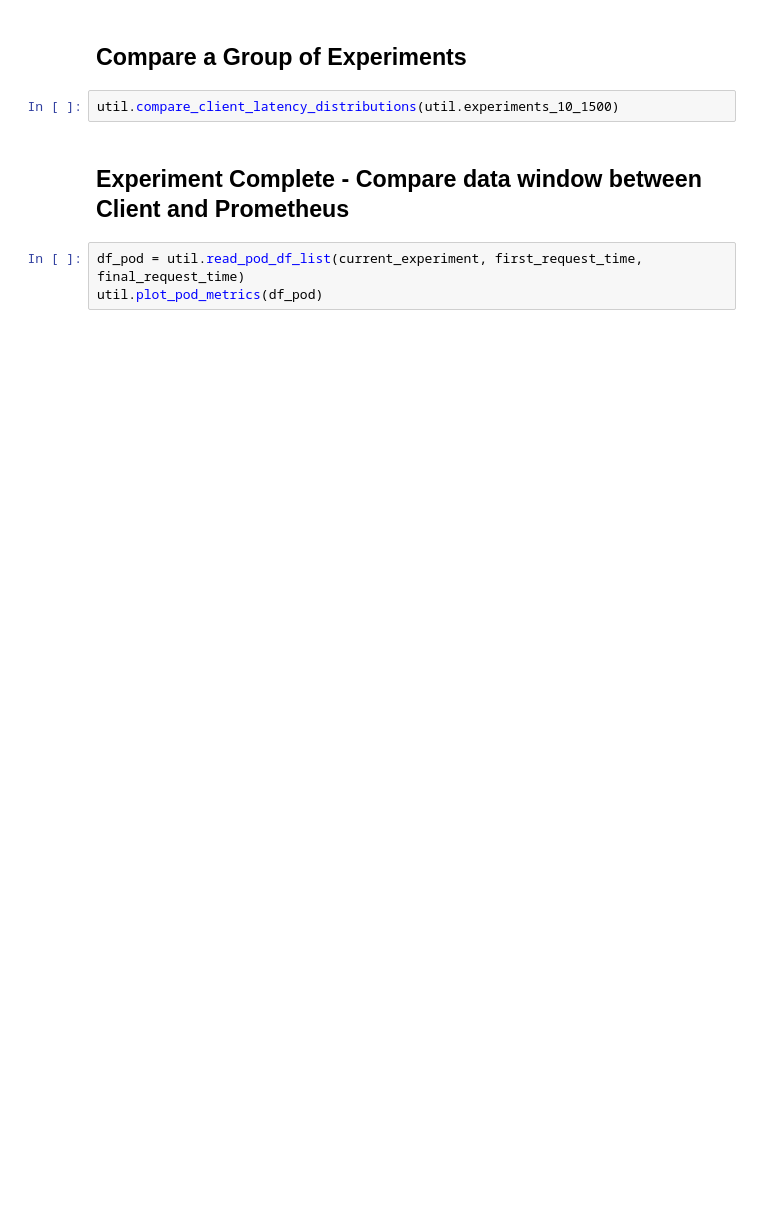
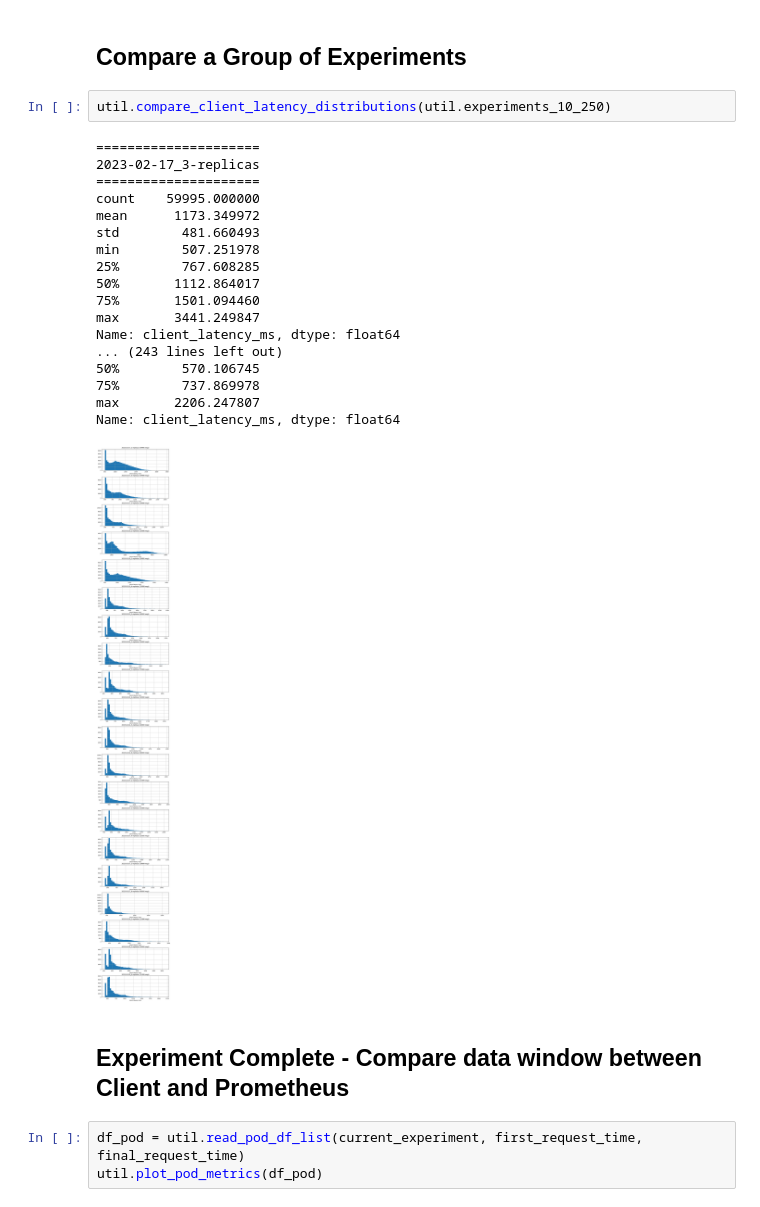
Before and after one commit to DrSkippy/Deploy-ML-Models, a Jupyter notebook: LoadFlaskDeploy/notebooks/EDA.ipynb, the cells around one changed output. Drawn from its saved outputs; the diff is of its cells as text; blank space fills up the shorter version.

```diff
--- a/LoadFlaskDeploy/notebooks/EDA.ipynb
+++ b/LoadFlaskDeploy/notebooks/EDA.ipynb
@@ -46,7 +100,26 @@ df_bucket.plot(y=[
 # %% [markdown]
 ## Compare a Group of Experiments
 # %%
-util.compare_client_latency_distributions(util.experiments_10_1500)
+util.compare_client_latency_distributions(util.experiments_10_250)
+# %% [output]
+=====================
+2023-02-17_3-replicas
+=====================
+count    59995.000000
+mean      1173.349972
+std        481.660493
+min        507.251978
+25%        767.608285
+50%       1112.864017
+75%       1501.094460
+max       3441.249847
+Name: client_latency_ms, dtype: float64
+... (243 lines left out)
+50%        570.106745
+75%        737.869978
+max       2206.247807
+Name: client_latency_ms, dtype: float64
+[figure, added]
 # %% [markdown]
 ## Experiment Complete - Compare data window between Client and Prometheus
 # %%
```
Also changed, not shown: parts of 15 cells of this notebook, 4 other files.
